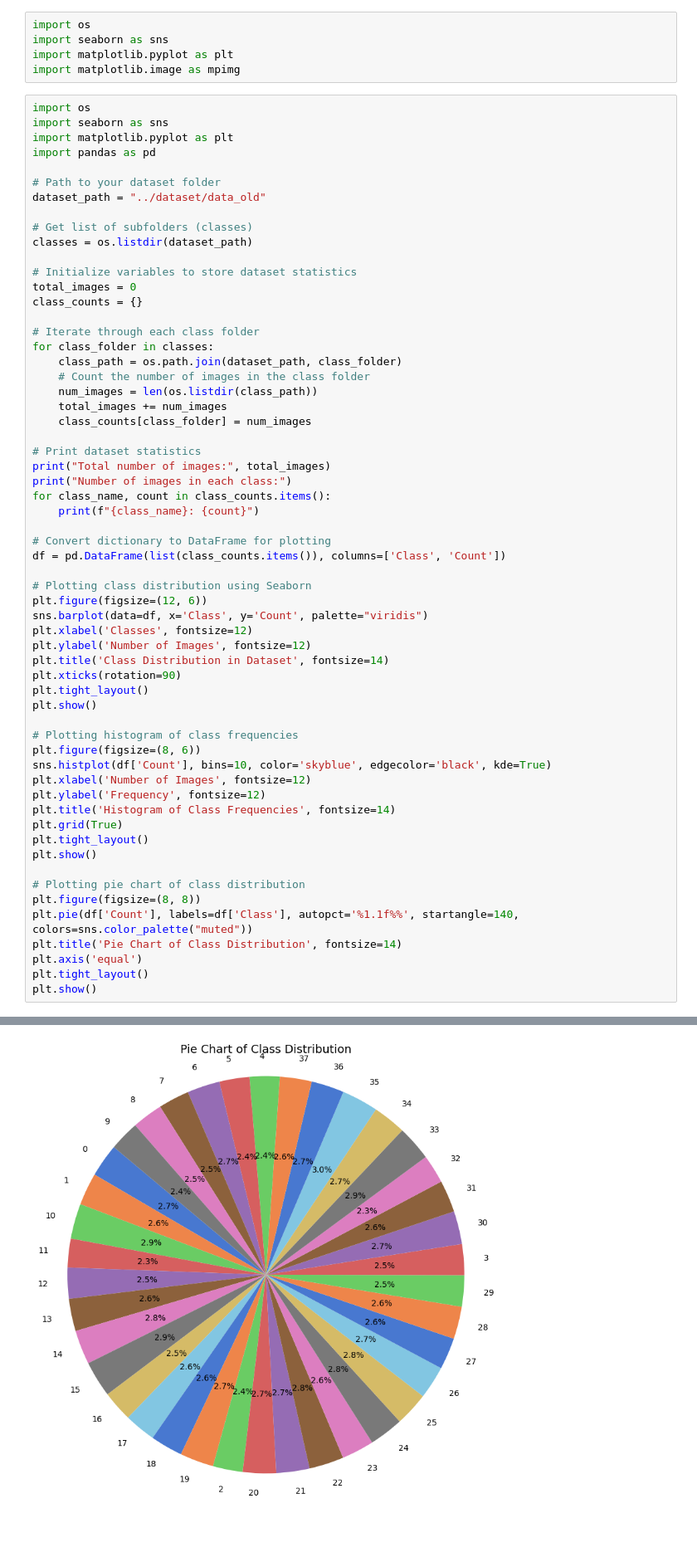
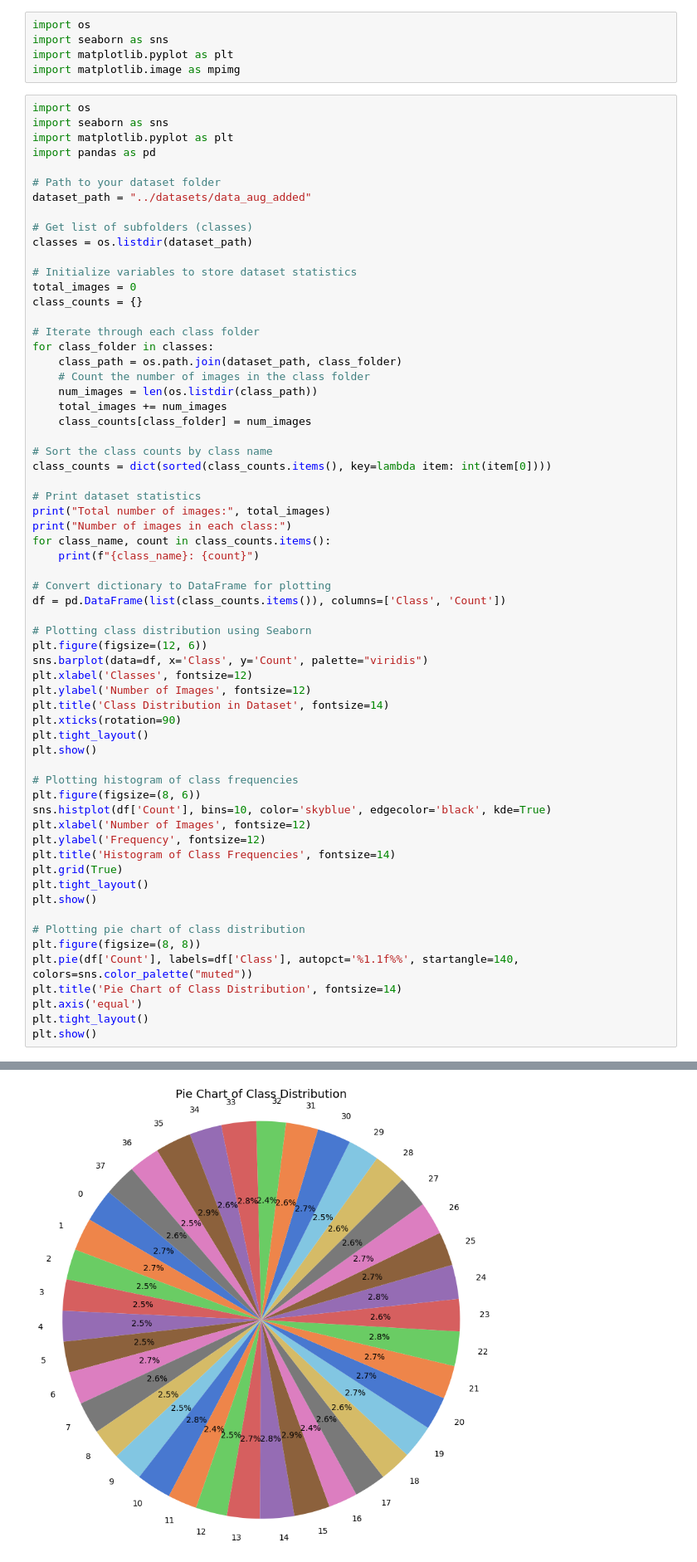
Before and after one commit to saadahm189/thesis, a Jupyter notebook: dataset_analysis/dataset_analysis.ipynb, the cells around one changed output, grey strips where cells are left out. Shown at 83% size. Saved outputs shown, nothing was run; the diff lists cells and outputs as text; blank space fills up the shorter version.

```diff
--- a/dataset_analysis/dataset_analysis.ipynb
+++ b/dataset_analysis/dataset_analysis.ipynb
@@ -13,7 +13,7 @@ import matplotlib.pyplot as plt
 import pandas as pd
 
 # Path to your dataset folder
-dataset_path = "../dataset/data_old"
+dataset_path = "../datasets/data_aug_added"
 
 # Get list of subfolders (classes)
 classes = os.listdir(dataset_path)
@@ -29,6 +29,9 @@ for class_folder in classes:
     num_images = len(os.listdir(class_path))
     total_images += num_images
     class_counts[class_folder] = num_images
+
+# Sort the class counts by class name
+class_counts = dict(sorted(class_counts.items(), key=lambda item: int(item[0])))
 
 # Print dataset statistics
 print("Total number of images:", total_images)
@@ -89,4 +92,4 @@ Number of images in each class:
-[figure, old version]
+[figure, new version]
 # %%
 import os
 import pandas as pd
```
Also changed, not shown: parts of 4 cells of this notebook, 51 other files.
